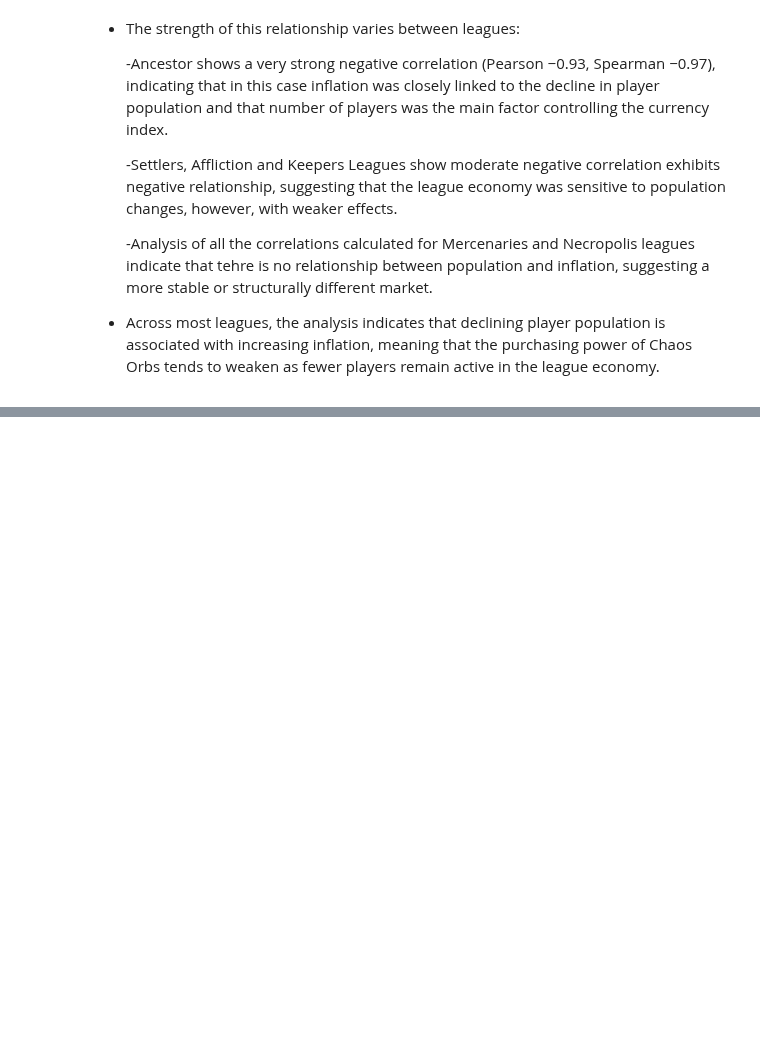
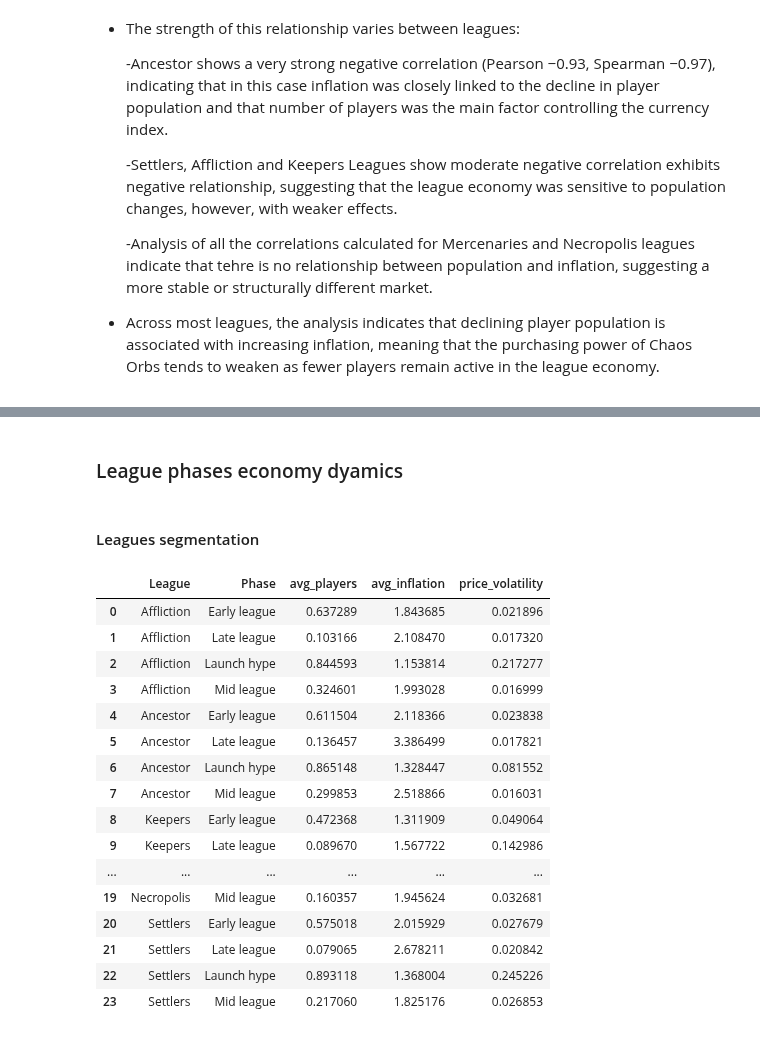
Before and after one commit to NataliaMiodowska/PoeMarketAnalyser, a Jupyter notebook: notebooks/06_players_activity_economics.ipynb, the cells around one changed output, grey strips where cells are left out. Saved outputs shown, nothing was run; the diff lists cells and outputs as text; code cells hidden in the pictures; blank space fills up the shorter version.

Commit message:
players_activity_economy

```diff
--- a/notebooks/06_players_activity_economics.ipynb
+++ b/notebooks/06_players_activity_economics.ipynb
@@ -121,8 +120,0 @@ fig.show()
-# %%
-
-economy_population["player_adjusted_index"] = (
-    economy_population["currency_index"] /
-    economy_population["Players_norm"]
-)
-
-economy_population.head()
@@ -148,0 +121,17 @@ plt.show()
+# %%
+economy_population = economy_population.sort_values(["League", "Day"]).copy()
+
+# Daily change of currency index
+economy_population["daily_change_index"] = (economy_population.groupby("League")["currency_index"].pct_change())
+
+# Daily change of player population                                               ]
+economy_population["daily_change_players"] = (economy_population.groupby("League")["Players_norm"].pct_change())
+economy_population[["daily_change_index","daily_change_players"]] = (economy_population[["daily_change_index","daily_change_players"]].fillna(0))
+
+# Limiting the scope of population change to avoid outliers
+economy_population_filtered = economy_population[economy_population["daily_change_players"].between(-0.2, 0.2)].copy()
+
+#exporting dataset
+economy_population.reset_index(drop=True).to_csv("C:/Users/user/Desktop/Data Science/PoeMarketAnalyser/data/poeninja/players_data_processed/population_economy.csv",sep=";",index=False)
+
+economy_population.head()
@@ -148,0 +154,41 @@ plt.show()
+# %% [markdown]
+### League phases economy dyamics
+# %% [markdown]
+#### Leagues segmentation
+# %%
+def league_phase(day):
+
+    if day <= 7:
+        return "Launch hype"
+    elif day <= 30:
+        return "Early league"
+    elif day <= 70:
+        return "Mid league"
+    else:
+        return "Late league"
+
+economy_population["Phase"] = economy_population["Day"].apply(league_phase)
+# %%
+league_phase_summary = ( economy_population.groupby(["League","Phase"]).agg(avg_players=("Players_norm","mean"),avg_inflation=("currency_index","mean"),price_volatility=("daily_change_index","std")).reset_index())
+
+#exporting dataset
+league_phase_summary.reset_index(drop=True).to_csv("C:/Users/user/Desktop/Data Science/PoeMarketAnalyser/data/poeninja/players_data_processed/league_phase_summary.csv",sep=";",index=False)
+league_phase_summary
+# %% [output]
+|  | League | Phase | avg_players | avg_inflation | price_volatility |
+| 0 | Affliction | Early league | 0.637289 | 1.843685 | 0.021896 |
+| 1 | Affliction | Late league | 0.103166 | 2.108470 | 0.017320 |
+| 2 | Affliction | Launch hype | 0.844593 | 1.153814 | 0.217277 |
+| 3 | Affliction | Mid league | 0.324601 | 1.993028 | 0.016999 |
+| 4 | Ancestor | Early league | 0.611504 | 2.118366 | 0.023838 |
+| 5 | Ancestor | Late league | 0.136457 | 3.386499 | 0.017821 |
+| 6 | Ancestor | Launch hype | 0.865148 | 1.328447 | 0.081552 |
+| 7 | Ancestor | Mid league | 0.299853 | 2.518866 | 0.016031 |
+| 8 | Keepers | Early league | 0.472368 | 1.311909 | 0.049064 |
+| 9 | Keepers | Late league | 0.089670 | 1.567722 | 0.142986 |
+| ... | ... | ... | ... | ... | ... |
+| 19 | Necropolis | Mid league | 0.160357 | 1.945624 | 0.032681 |
+| 20 | Settlers | Early league | 0.575018 | 2.015929 | 0.027679 |
+| 21 | Settlers | Late league | 0.079065 | 2.678211 | 0.020842 |
+| 22 | Settlers | Launch hype | 0.893118 | 1.368004 | 0.245226 |
+| 23 | Settlers | Mid league | 0.217060 | 1.825176 | 0.026853 |
```
Also changed, not shown: parts of 16 cells of this notebook.
